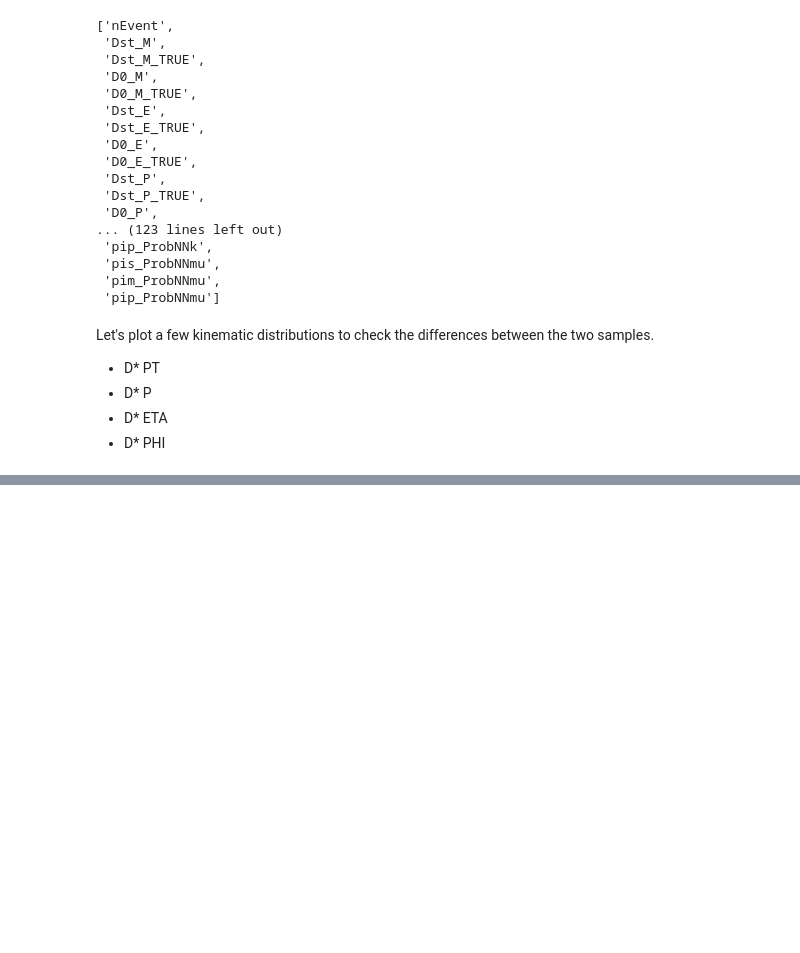
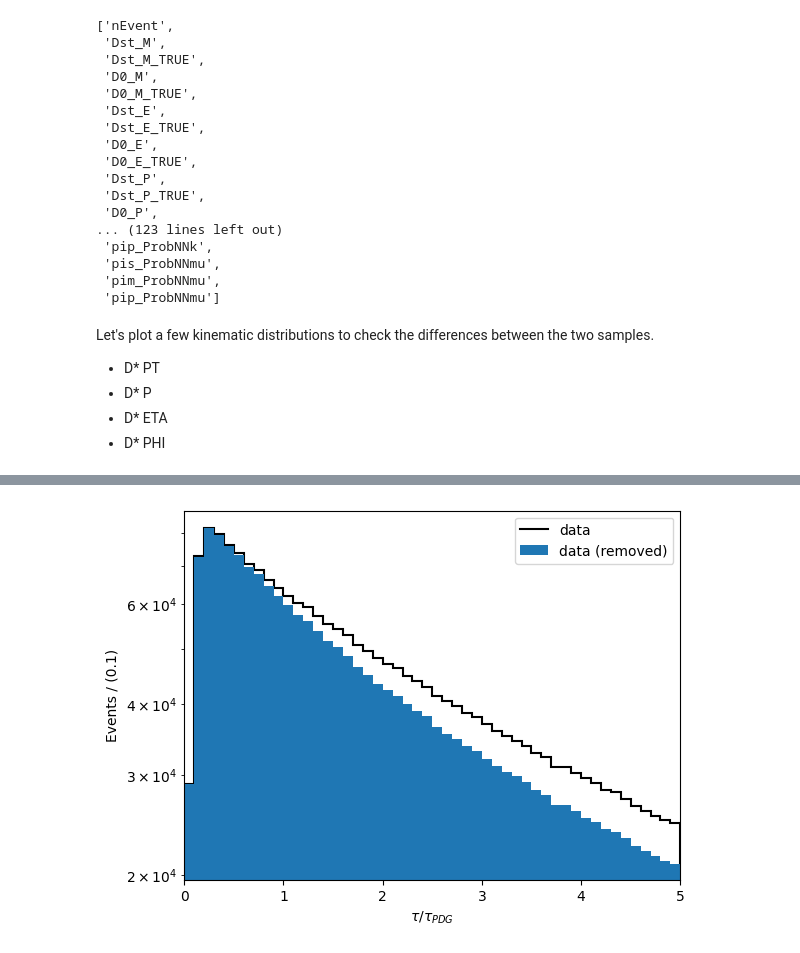
Before and after one commit to cpviolation/d02kspipi_asymmetry, a Jupyter notebook: notebooks/efficiency_studies.ipynb, the cells around one changed output, grey strips where cells are left out. Drawn from its saved outputs; the diff is of its cells as text; code cells hidden in the pictures; blank space fills up the shorter version.

Commit message:
updated notebook and added selections module

```diff
--- a/notebooks/efficiency_studies.ipynb
+++ b/notebooks/efficiency_studies.ipynb
@@ -99,0 +148,3 @@ for var, props in vars_to_plot.items():
+# %%
+from d02kspipi_asymmetry.selections import hlt1_d2pipi
+df['hlt1_d2pipi'] = hlt1_d2pipi(df)
@@ -99,0 +158,5 @@ for var, props in vars_to_plot.items():
+# %%
+from analysis_helpers.plotting import plot_removed
+fig, ax = plot_removed(df['hh_CTAU'].to_numpy()/0.4101, df['hlt1_d2pipi'].to_numpy(), name=r'$\tau/\tau_{PDG}$', bins=50, range=(0, 5), log=True)
+# %% [output]
+[figure, added]
```
Also changed, not shown: parts of 6 cells of this notebook, 4 other files.
